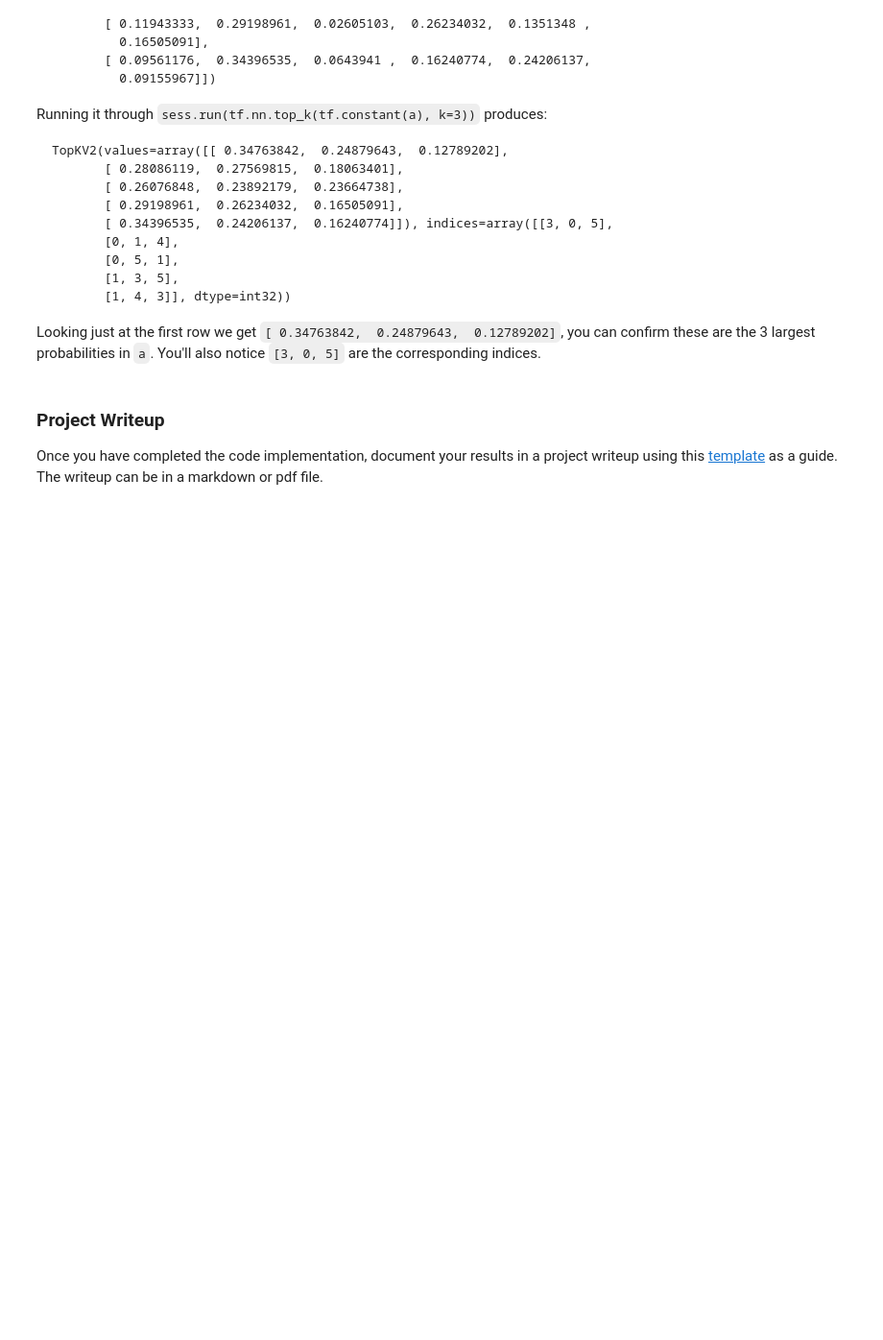
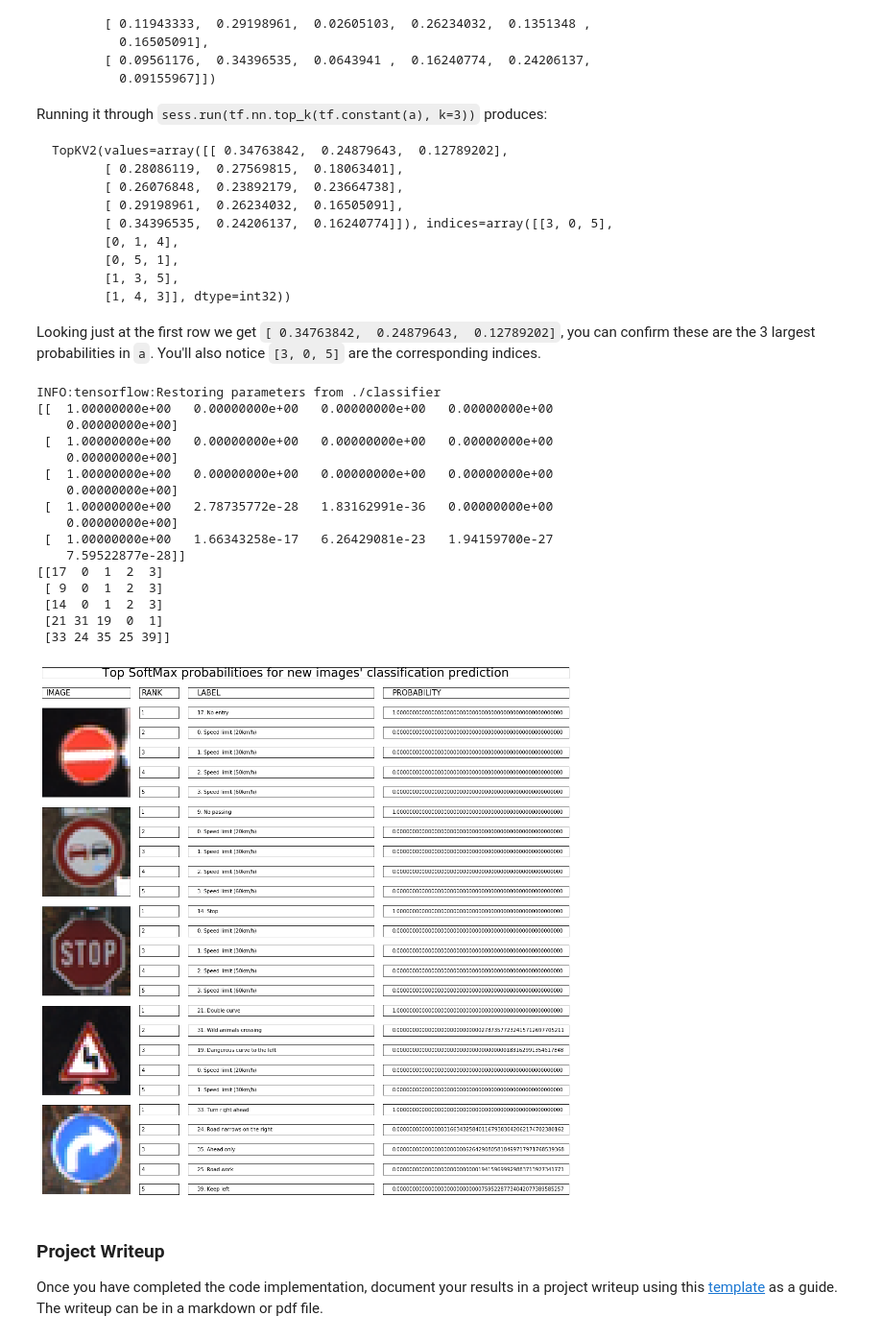
Before and after one commit to egar-garcia/CarND-Traffic-Sign-Classifier-Project, a Jupyter notebook: Traffic_Sign_Classifier.ipynb, the cells around one changed output. Shown at 96% size. Cells and saved outputs as stored; diff of their text form; code cells hidden in the pictures; blank space fills up the shorter version.

```diff
--- a/Traffic_Sign_Classifier.ipynb
+++ b/Traffic_Sign_Classifier.ipynb
@@ -656,3 +666,60 @@ Looking just at the first row we get `[ 0.34763842,  0.24879643,  0.12789202]`,
+# %%
+### Print out the top five softmax probabilities for the predictions on the German traffic sign images found on the web.
+### Feel free to use as many code cells as needed.
+
+TOP_K = 5
+NEW_IMAGES_TOP_PROB_PREDICTION_FILE = 'new_images_top_probability_predictions.png'
+
+with tf.Session() as sess:
+    saver.restore(sess, tf.train.latest_checkpoint('.'))
+    top_label_probabilities, top_labels = sess.run(tf.nn.top_k(tf.nn.softmax(logits), k=TOP_K ),
+                                                   feed_dict={x: preProcessImages(new_images)})
+    print(top_label_probabilities)
+    print(top_labels)
+
+
+plt.figure(figsize=(15, 15))
+grid_spec = gridspec.GridSpec(len(new_images) * TOP_K + 2, 11)
+setTitleInGrid(grid_spec[0, :], 'Top SoftMax probabilitioes for new images\' classification prediction', 24)
+setTextInGrid(grid_spec[1, 0:2], 'IMAGE', 15)
+setTextInGrid(grid_spec[1, 2], 'RANK', 15)
+setTextInGrid(grid_spec[1, 3:-4], 'LABEL', 15)
+setTextInGrid(grid_spec[1, -4:], 'PROBABILITY', 15)
+
+for i in range(len(new_images)):
+    # Image
+    init_row = i * TOP_K + 2
+    setImageInGrid(grid_spec[init_row : init_row + TOP_K, 0:2], new_images[i])
+    for j in range(TOP_K):
+        setTextInGrid(grid_spec[init_row + j, 2], j + 1, 10)
+        setTextInGrid(grid_spec[init_row + j, 3:-4], str(top_labels[i][j]) + '. ' + labels_map[top_labels[i][j]], 10)
+        setTextInGrid(grid_spec[init_row + j, -4:], '{:.53f}'.format(top_label_probabilities[i][j]), 10)
+    # Predicted label
+    #setTextInGrid(grid_spec[i + 2, 1:6], str(predictions[i]) + '. ' + labels_map[predictions[i]], 10)
+    # Correct label
+    #setTextInGrid(grid_spec[i + 2, 6:], str(new_images_labels[i]) + '. ' + labels_map[new_images_labels[i]], 10)
+
+plt.tight_layout()
+plt.savefig(NEW_IMAGES_TOP_PROB_PREDICTION_FILE)
+plt.show()
+# %% [output]
+INFO:tensorflow:Restoring parameters from ./classifier
+[[  1.00000000e+00   0.00000000e+00   0.00000000e+00   0.00000000e+00
+    0.00000000e+00]
+ [  1.00000000e+00   0.00000000e+00   0.00000000e+00   0.00000000e+00
+    0.00000000e+00]
+ [  1.00000000e+00   0.00000000e+00   0.00000000e+00   0.00000000e+00
+    0.00000000e+00]
+ [  1.00000000e+00   2.78735772e-28   1.83162991e-36   0.00000000e+00
+    0.00000000e+00]
+ [  1.00000000e+00   1.66343258e-17   6.26429081e-23   1.94159700e-27
+    7.59522877e-28]]
+[[17  0  1  2  3]
+ [ 9  0  1  2  3]
+ [14  0  1  2  3]
+ [21 31 19  0  1]
+ [33 24 35 25 39]]
+[figure, added]
 # %% [markdown]
 ### Project Writeup
 
```
Also changed, not shown: parts of 13 cells of this notebook, 8 other files.
